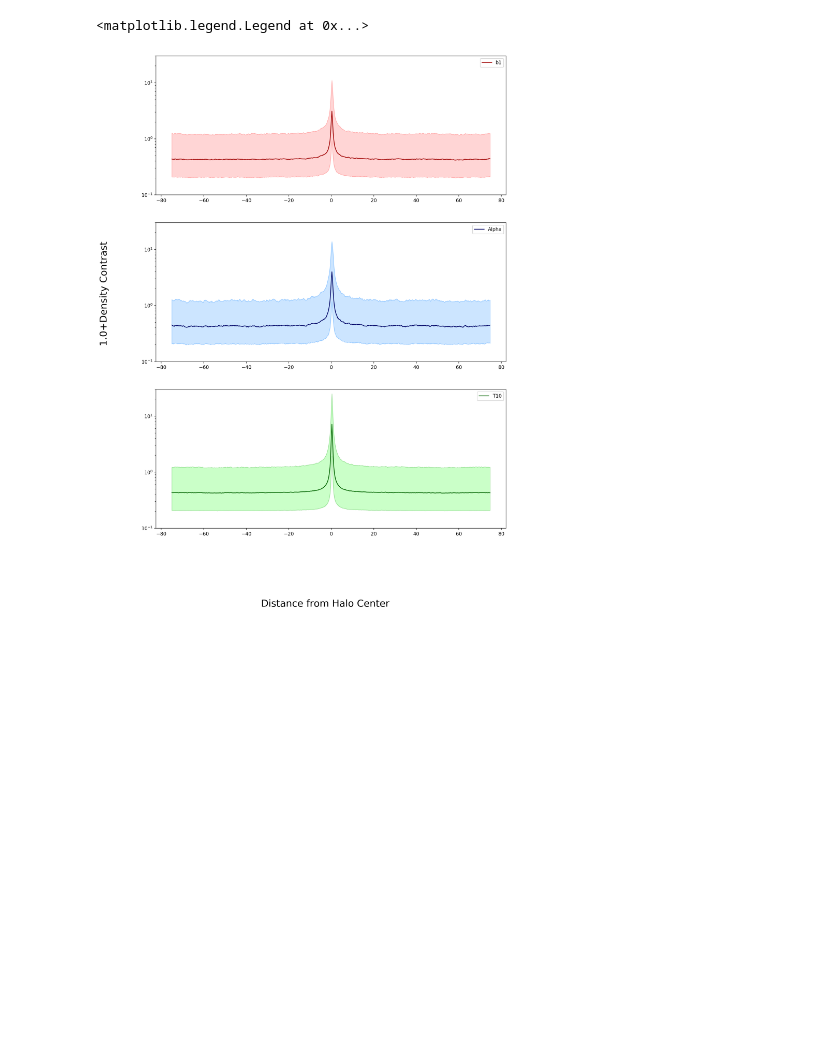
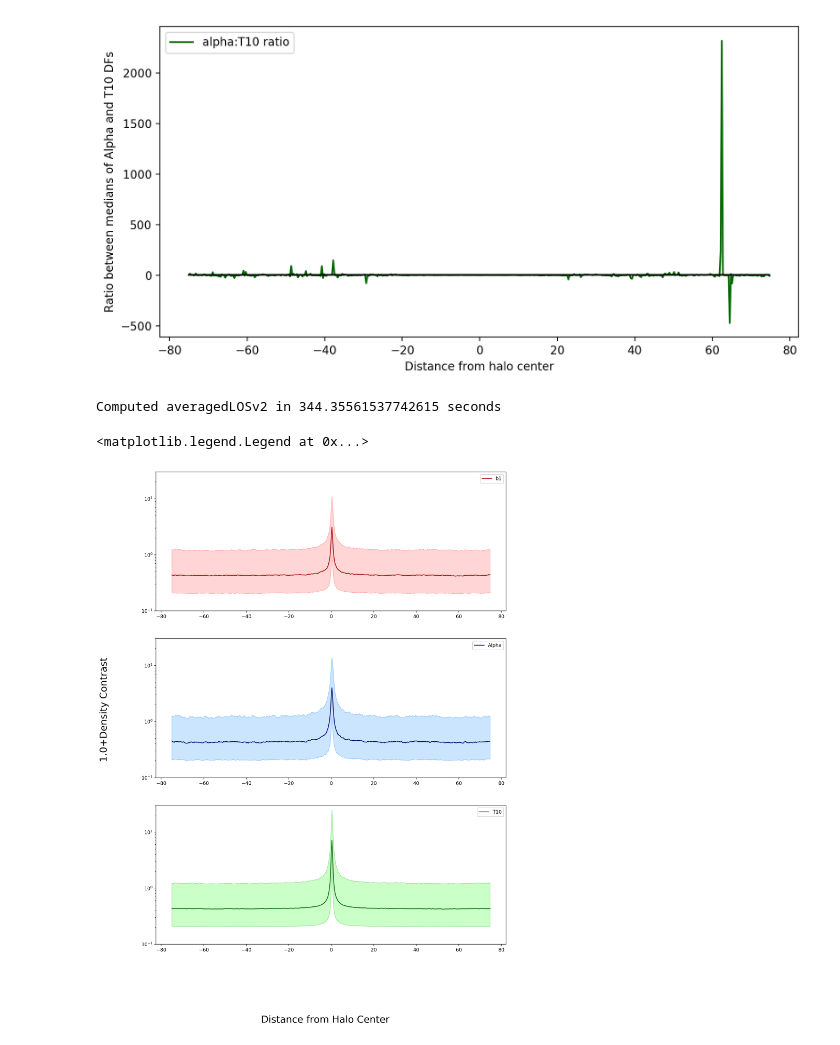
Before and after one commit to Vidhate/DLA-Environment, a Jupyter notebook: Density Field/DensityField.ipynb, the cells around one changed output. Cells and saved outputs as stored; diff of their text form; code cells hidden in the pictures; blank space fills up the shorter version.

```diff
--- a/Density Field/DensityField.ipynb
+++ b/Density Field/DensityField.ipynb
@@ -210,6 +215,9 @@ def averagedLOS(fileIndex,direction='all'):
 
     return masterPos,resultDF,resultSDPos,resultSDNeg
 # %%
+start=time.time()
 p_b1,df_b1,sdp_b1,sdn_b1=averagedLOS(0,'all')
 p_alpha,df_alpha,sdp_alpha,sdn_alpha=averagedLOS(1,'all')
 p_t10,df_t10,sdp_t10,sdn_t10=averagedLOS(2,'all')
+end=time.time()
+print("Computed averagedLOS in "+str(end-start)+" seconds")
@@ -240,3 +253,13 @@ plt.legend()
+# %%
+plt.figure(2,figsize=(10,5),dpi=200)
+plt.plot(p_alpha,df_alpha/df_t10,color='#036800',label="alpha:T10 ratio")
+plt.plot(p_alpha,np.ones(p_alpha.size),'k')
+plt.xlabel("Distance from halo center")
+plt.ylabel("Ratio between medians of Alpha and T10 DFs")
+plt.legend()
+plt.show()
+# %% [output]
+[figure, added]
 # %%
 # LOS method implemented has lines passing through every halo of each catalogue to give a statistically robust estimate
 # Arguments specifies the current file in considerations and...
@@ -287,3 +306,12 @@ p_t10,df_t10,pt16_t10,pt84_t10=averagedLOSv2(2,'all')
+# %%
+start=time.time()
+p_b1v2,df_b1v2,pt16_b1v2,pt84_b1v2=averagedLOSv2(0,'all')
+p_alphav2,df_alphav2,pt16_alphav2,pt84_alphav2=averagedLOSv2(1,'all')
+p_t10v2,df_t10v2,pt16_t10v2,pt84_t10v2=averagedLOSv2(2,'all')
+end=time.time()
+print("Computed averagedLOSv2 in "+str(end-start)+" seconds")
+# %% [output]
+Computed averagedLOSv2 in 344.35561537742615 seconds
 # %%
 # This cell is specifically made to run the averagedLOSv2() function because of more complex plotting details.
 
```
Also changed, not shown: parts of 8 cells of this notebook, 1 other file.
